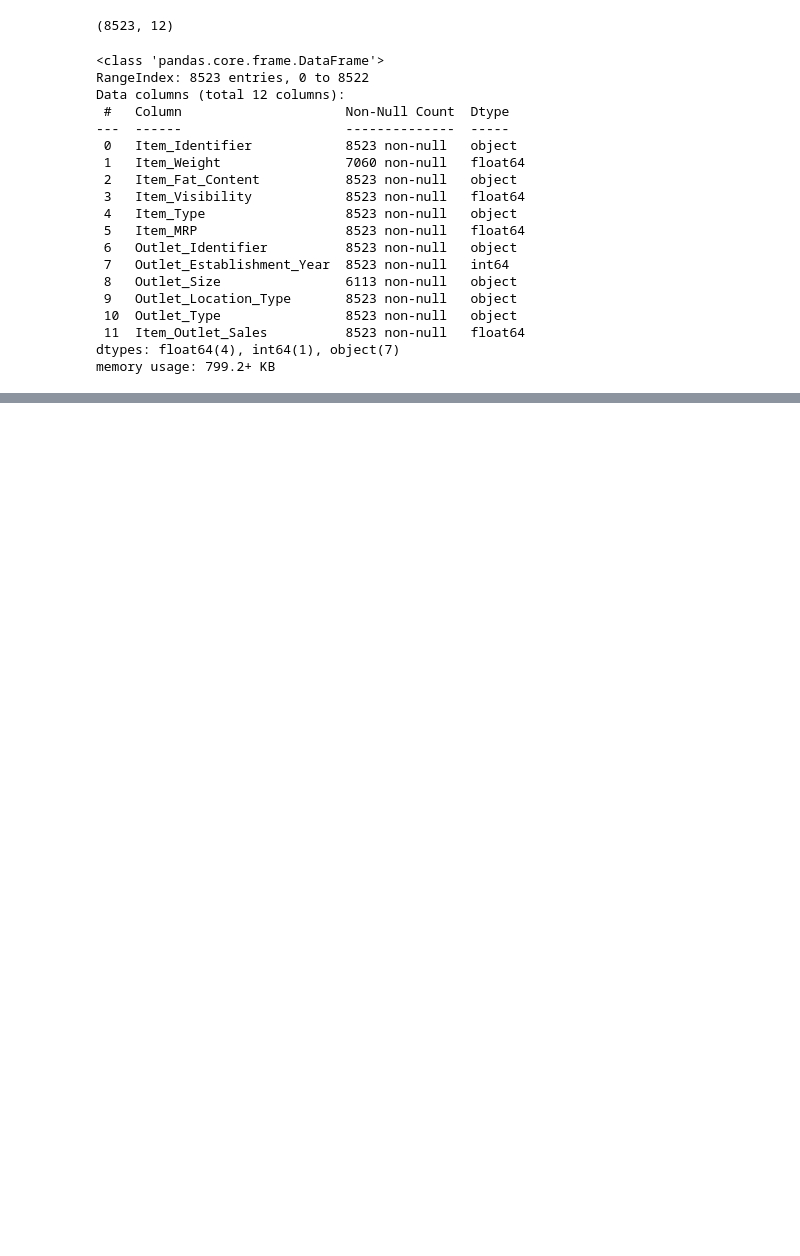
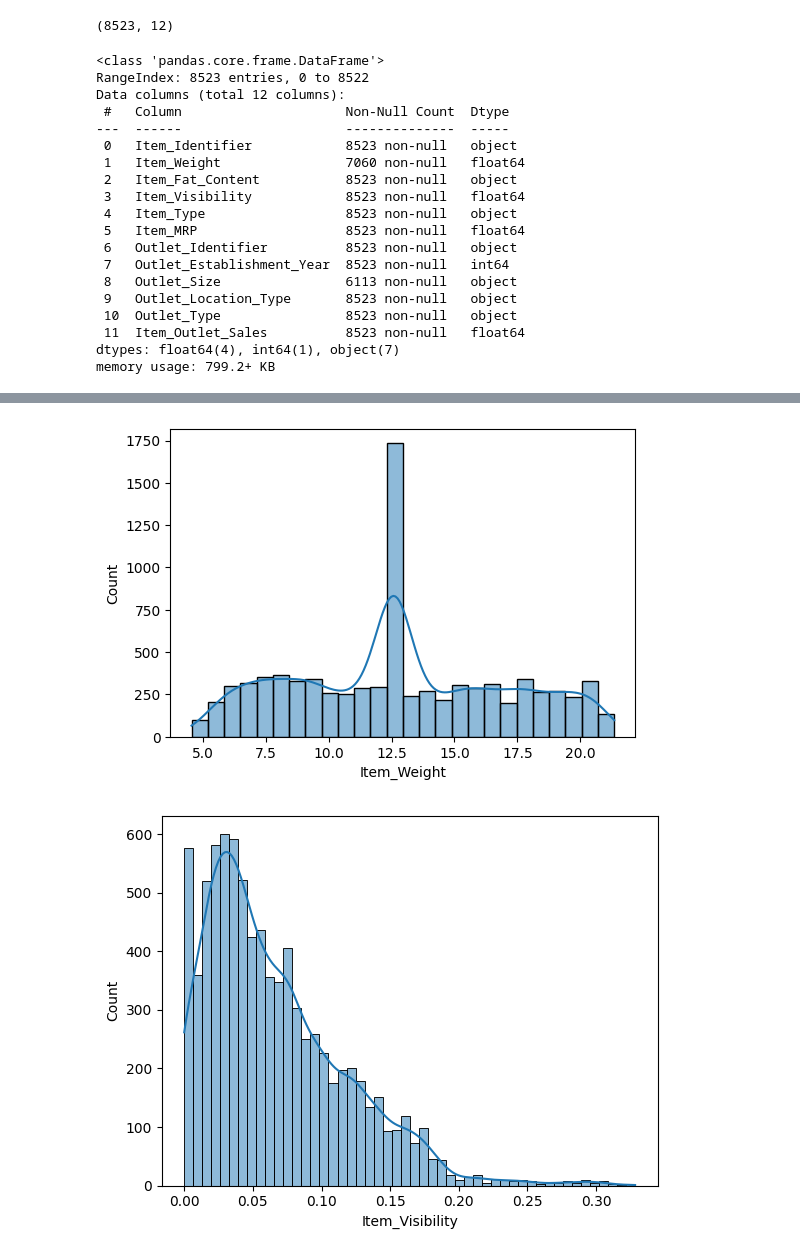
Before and after one commit to Surrajit/Stores-Sales-Prediction, a Jupyter notebook: NoteBook/Train_EDA.ipynb, the cells around one changed output, grey strips where cells are left out. Drawn from its saved outputs; the diff is of its cells as text; code cells hidden in the pictures; blank space fills up the shorter version.

```diff
--- a/NoteBook/Train_EDA.ipynb
+++ b/NoteBook/Train_EDA.ipynb
@@ -57,0 +231,4 @@ Name: Item_Fat_Content, Length: 8523, dtype: object>
+# %%
+median_value = df['Item_Weight'].median()
+df['Item_Weight'].fillna(median_value, inplace=True)
+df['Item_Weight'].isnull().sum()
@@ -57,0 +237,3 @@ Name: Item_Fat_Content, Length: 8523, dtype: object>
+# %%
+most_frequent_value = df['Outlet_Size'].mode()[0]
+df['Outlet_Size'].fillna(most_frequent_value, inplace=True)
@@ -57,0 +256,11 @@ Name: Item_Fat_Content, Length: 8523, dtype: object>
+# %%
+plt.figure(figsize=(6,4))
+
+
+for col in numeric_features:
+    sns.histplot(data=df,x=col,kde=True)
+    print("\n")
+    plt.show()
+# %% [output]
+[figure, added]
+[figure, added]
```
Also changed, not shown: parts of 48 cells of this notebook, 11 other files.
